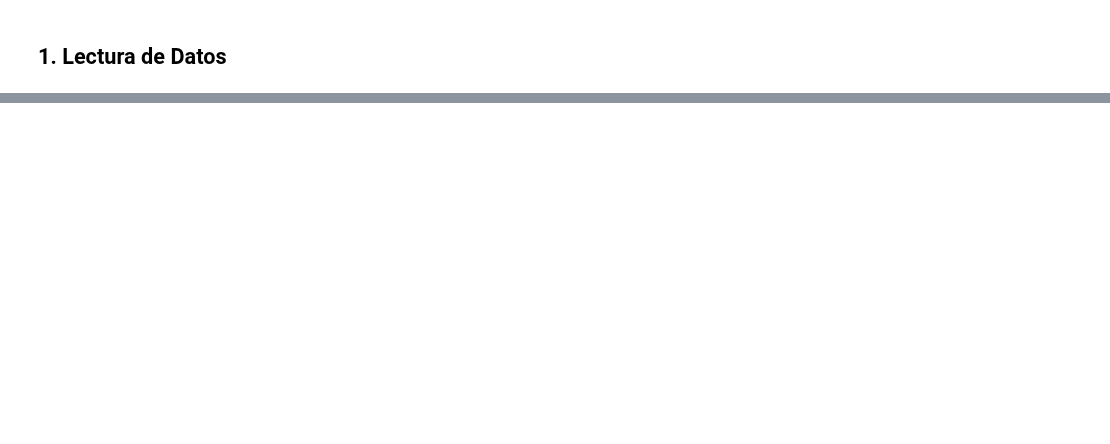
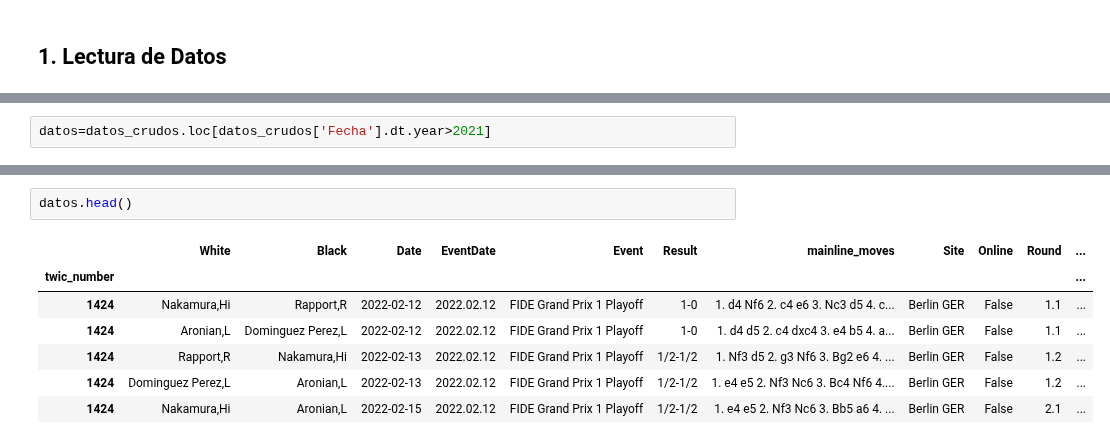
Before and after one commit to Facundo-Peloso/DH-TP-1---Grupo-10, a Jupyter notebook: TP FINAL/Chess/Borrador Facu.ipynb, the cells around one changed output, grey strips where cells are left out. Saved outputs shown, nothing was run; the diff lists cells and outputs as text; blank space fills up the shorter version.

```diff
--- a/TP FINAL/Chess/Borrador Facu.ipynb
+++ b/TP FINAL/Chess/Borrador Facu.ipynb
@@ -37,0 +194,2 @@ import plotly as pl
+# %%
+datos=datos_crudos.loc[datos_crudos['Fecha'].dt.year>2021]
@@ -37,0 +200,10 @@ import plotly as pl
+# %%
+datos.head()
+# %% [output]
+|  | White | Black | Date | EventDate | Event | Result | mainline_moves | Site | Online | Round | ... |
+| twic_number |  |  |  |  |  |  |  |  |  |  | ... |
+| 1424 | Nakamura,Hi | Rapport,R | 2022-02-12 | 2022.02.12 | FIDE Grand Prix 1 Playoff | 1-0 | 1. d4 Nf6 2. c4 e6 3. Nc3 d5 4. c... | Berlin GER | False | 1.1 | ... |
+| 1424 | Aronian,L | Dominguez Perez,L | 2022-02-12 | 2022.02.12 | FIDE Grand Prix 1 Playoff | 1-0 | 1. d4 d5 2. c4 dxc4 3. e4 b5 4. a... | Berlin GER | False | 1.1 | ... |
+| 1424 | Rapport,R | Nakamura,Hi | 2022-02-13 | 2022.02.12 | FIDE Grand Prix 1 Playoff | 1/2-1/2 | 1. Nf3 d5 2. g3 Nf6 3. Bg2 e6 4. ... | Berlin GER | False | 1.2 | ... |
+| 1424 | Dominguez Perez,L | Aronian,L | 2022-02-13 | 2022.02.12 | FIDE Grand Prix 1 Playoff | 1/2-1/2 | 1. e4 e5 2. Nf3 Nc6 3. Bc4 Nf6 4.... | Berlin GER | False | 1.2 | ... |
+| 1424 | Nakamura,Hi | Aronian,L | 2022-02-15 | 2022.02.12 | FIDE Grand Prix 1 Playoff | 1/2-1/2 | 1. e4 e5 2. Nf3 Nc6 3. Bb5 a6 4. ... | Berlin GER | False | 2.1 | ... |
```
Also changed, not shown: parts of 71 cells of this notebook.
